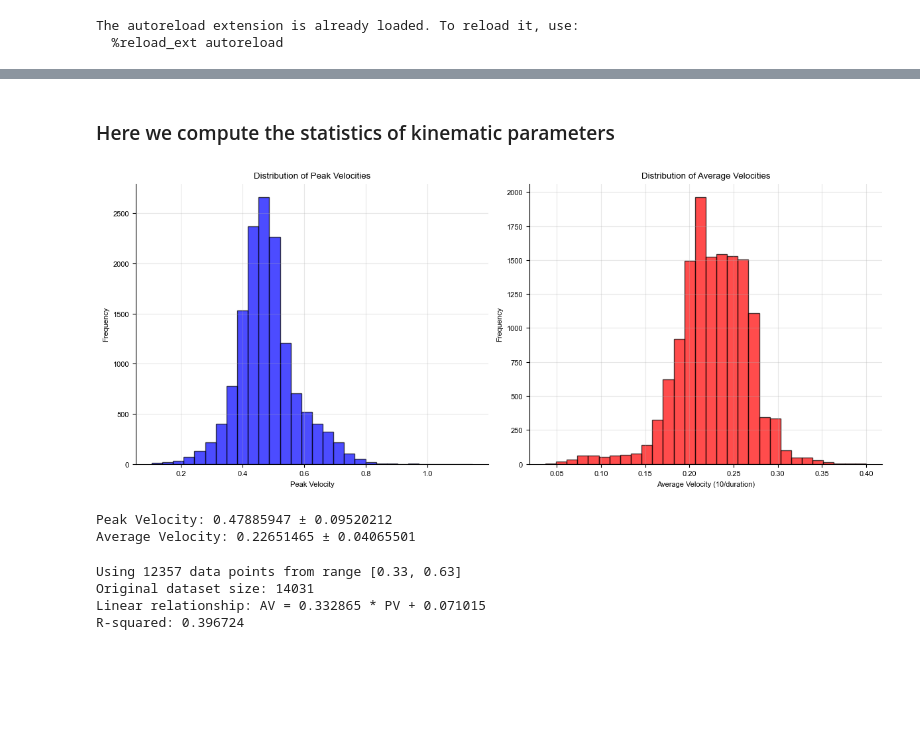
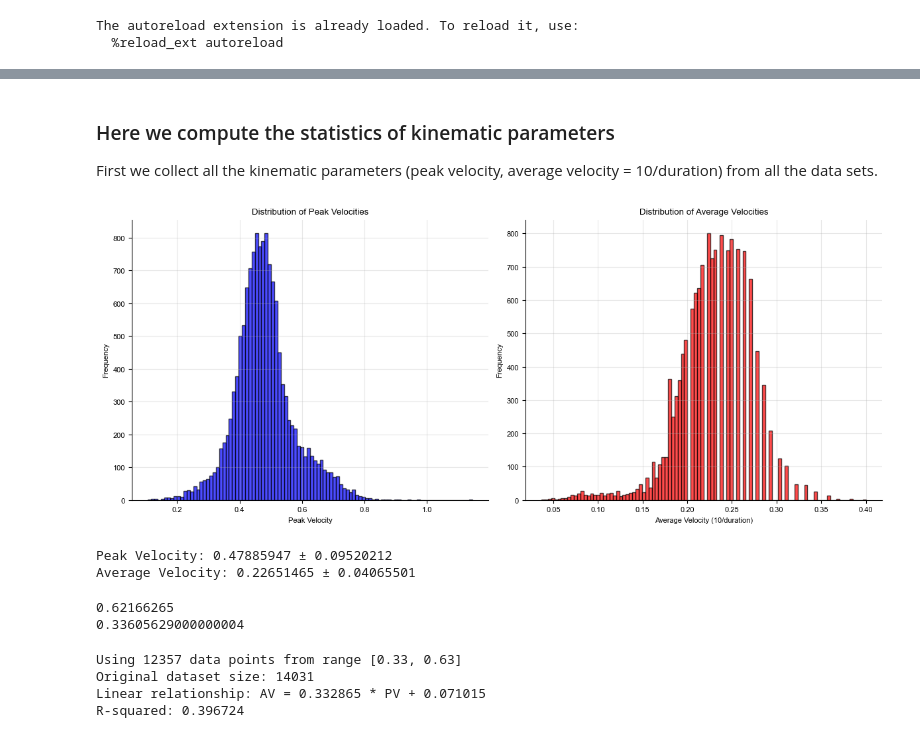
Before and after one commit to NeuroAI-IBS/fn_data_saccade, a Jupyter notebook: Data sorting/python_code/linear_analy_SH.ipynb, the cells around one changed output, grey strips where cells are left out. Drawn from its saved outputs; the diff is of its cells as text; code cells hidden in the pictures; blank space fills up the shorter version.

```diff
--- a/Data sorting/python_code/linear_analy_SH.ipynb
+++ b/Data sorting/python_code/linear_analy_SH.ipynb
@@ -43,5 +75,7 @@ pv_cat = np.array(pv_cat, dtype = object)
 # %% [markdown]
 ### Here we compute the statistics of kinematic parameters
+
+First we collect all the kinematic parameters (peak velocity, average velocity = 10/duration) from all the data sets.
 # %%
 pv_all = np.empty(0)
 for session in pv_cat:
@@ -50,44 +84,50 @@ for session in pv_cat:
 
 av_all = np.empty(0)
 for session in dur_cat:
-    for ori in session[:8]:
-        av_all = np.hstack((av_all, 10/ori))
+    for dur in session[:8]:
+        av_all = np.hstack((av_all, 10/dur))
 # %%
 # plot the histogram of pv_all and av_all side by side
 import matplotlib.pyplot as plt
 
 fig, (ax1, ax2) = plt.subplots(1, 2, figsize=(12, 5))
 
 # Plot histogram of peak velocities
-ax1.hist(pv_all, bins=30, alpha=0.7, color='blue', edgecolor='black')
+ax1.hist(pv_all, bins=100, alpha=0.7, color='blue', edgecolor='black')
 ax1.set_xlabel('Peak Velocity')
 ax1.set_ylabel('Frequency')
 ax1.set_title('Distribution of Peak Velocities')
 ax1.grid(True, alpha=0.3)
 
 # Plot histogram of average velocities
-ax2.hist(av_all, bins=30, alpha=0.7, color='red', edgecolor='black')
+ax2.hist(av_all, bins=100, alpha=0.7, color='red', edgecolor='black')
 ax2.set_xlabel('Average Velocity (10/duration)')
 ax2.set_ylabel('Frequency')
 ax2.set_title('Distribution of Average Velocities')
 ax2.grid(True, alpha=0.3)
 
 plt.tight_layout()
 plt.show()
 
 pv0 = np.nanmean(pv_all)
 av0 = np.nanmean(av_all)
 
 sd_pv = np.std(pv_all)
 sd_av = np.std(av_all)
 
 # print all the statistics of pv_all and av_all mean+-sd form
 print(f"Peak Velocity: {pv0:.8f} ± {sd_pv:.8f}")
 print(f"Average Velocity: {av0:.8f} ± {sd_av:.8f}")
 # %% [output]
-[figure, old version]
+[figure, new version]
 Peak Velocity: 0.47885947 ± 0.09520212
 Average Velocity: 0.22651465 ± 0.04065501
+# %%
+print(0.47885947 +  0.09520212*1.5)
+print(0.47885947 -  0.09520212*1.5)
+# %% [output]
+0.62166265
+0.33605629000000004
 # %%
 from sklearn.linear_model import LinearRegression
 
```
Also changed, not shown: parts of 26 cells of this notebook, 28 other files.
